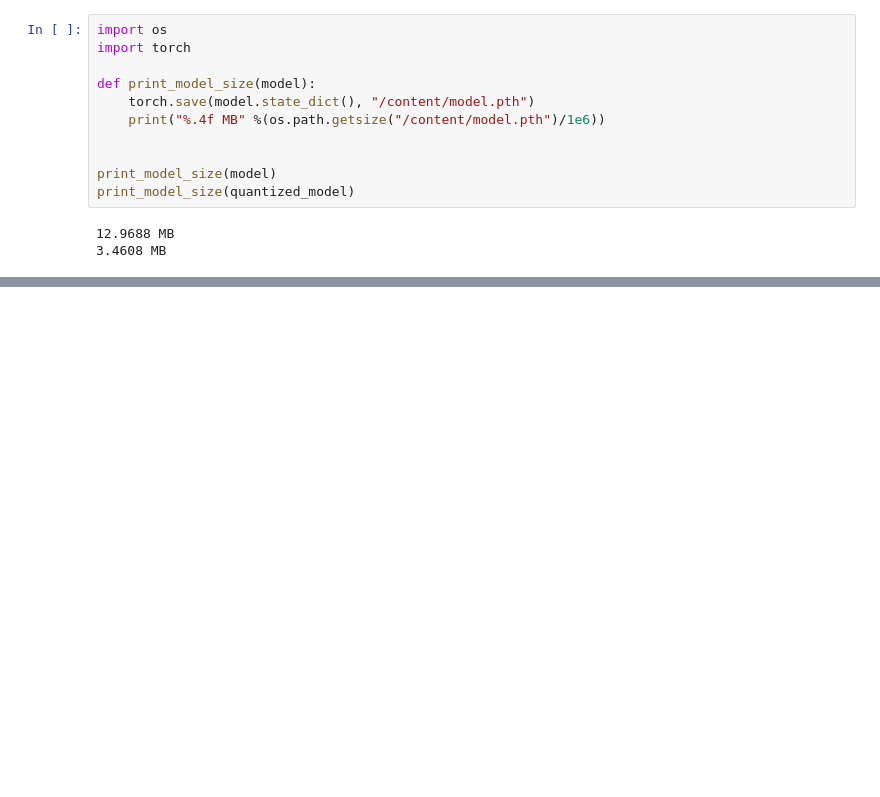
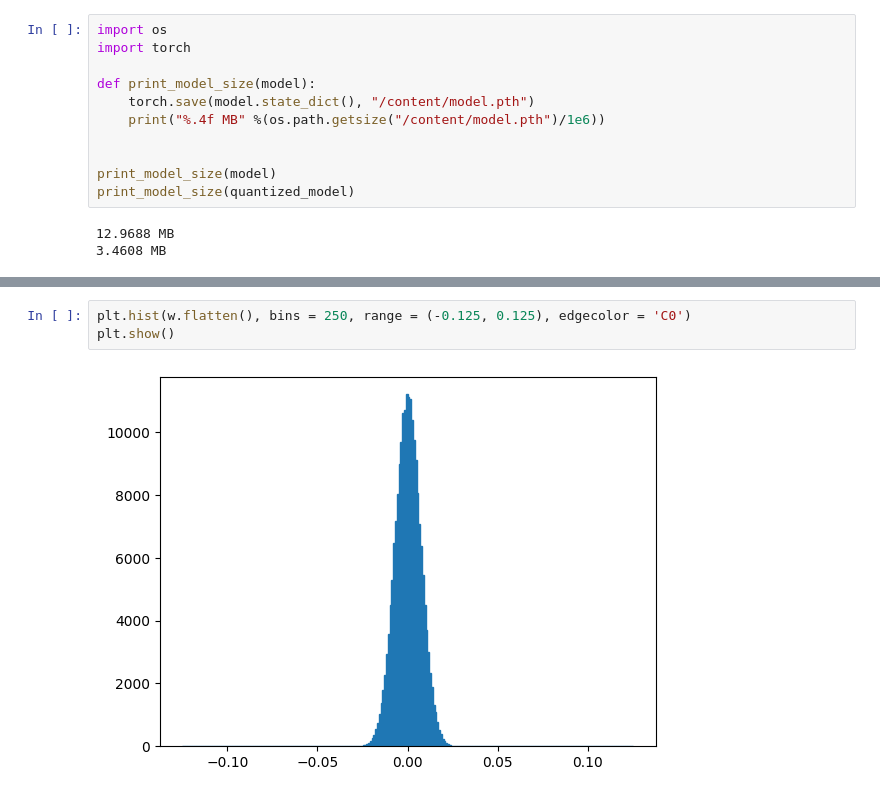
Before and after one commit to soumyadip1995/BabyGPT, a Jupyter notebook: quant/Quantization.ipynb, the cells around one changed output, grey strips where cells are left out. Saved outputs shown, nothing was run; the diff lists cells and outputs as text; blank space fills up the shorter version.

```diff
--- a/quant/Quantization.ipynb
+++ b/quant/Quantization.ipynb
@@ -374,0 +638,5 @@ c
+# %%
+plt.hist(w.flatten(), bins = 250, range = (-0.125, 0.125), edgecolor = 'C0')
+plt.show()
+# %% [output]
+[figure, added]
```
Also changed, not shown: parts of 23 cells of this notebook.
